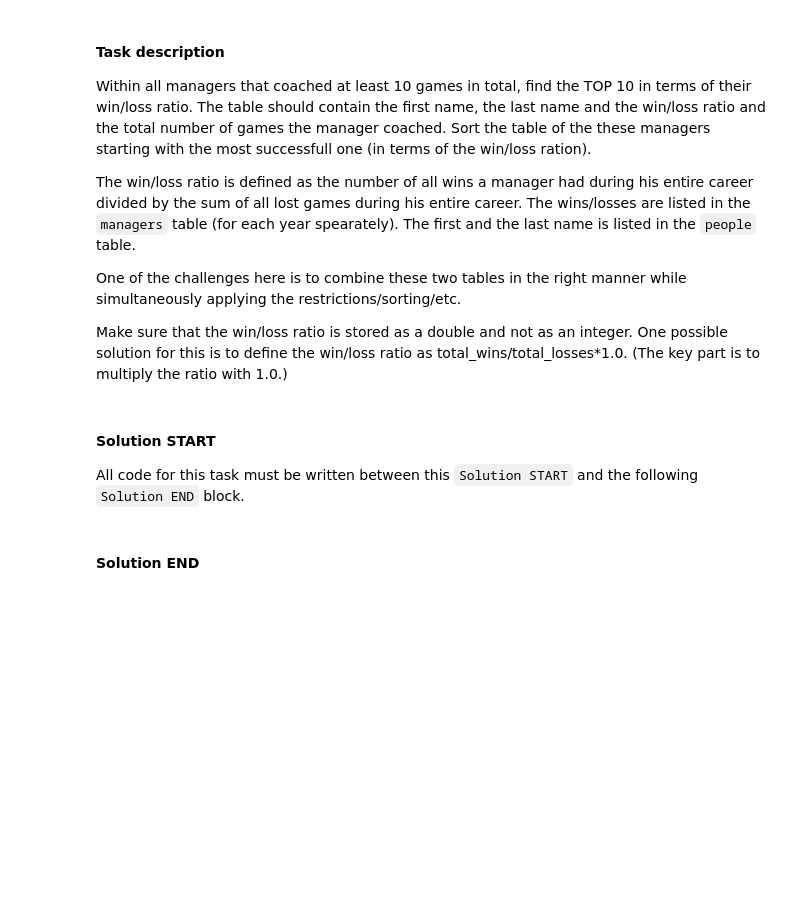
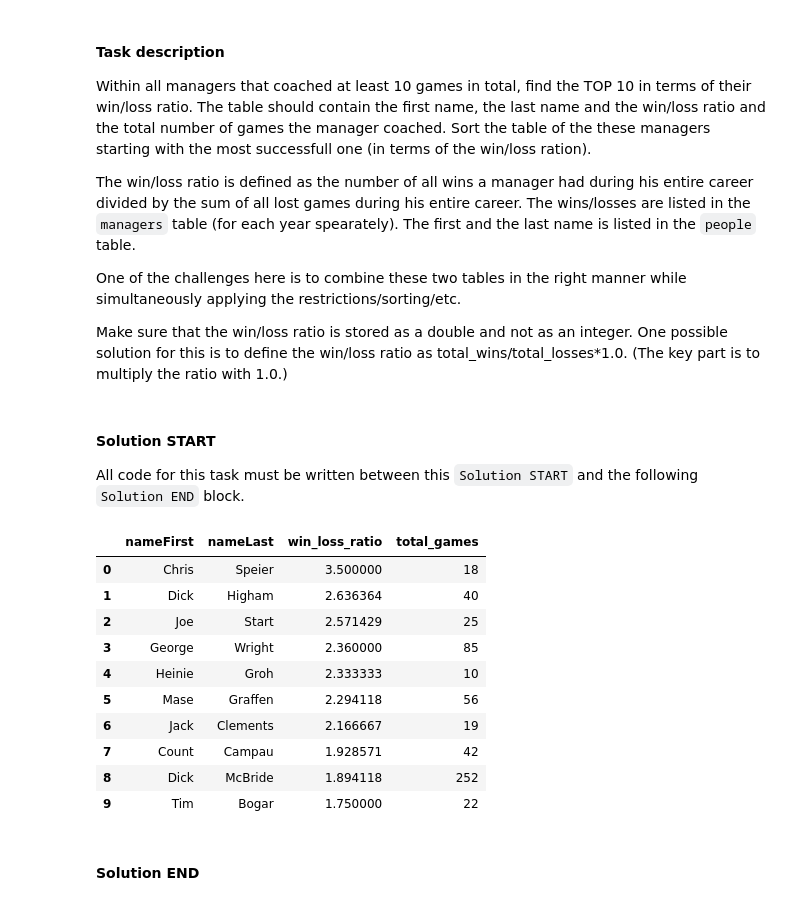
Before and after one commit to sluggysadi/STA141B, a Jupyter notebook: HW2_STA141B/H2_Fathima_Sadia_9025.ipynb, the cells around one changed output. Drawn from its saved outputs; the diff is of its cells as text; code cells hidden in the pictures; blank space fills up the shorter version.

```diff
--- a/HW2_STA141B/H2_Fathima_Sadia_9025.ipynb
+++ b/HW2_STA141B/H2_Fathima_Sadia_9025.ipynb
@@ -207,6 +380,35 @@ Make sure that the win/loss ratio is stored as a double and not as an integer. O
 #### Solution START
 
 All code for this task must be written between this `Solution START` and the following `Solution END` block.
+# %%
+top10_mgr = pd.read_sql("""
+    SELECT
+        p.nameFirst,
+        p.nameLast,
+        (SUM(m.W) * 1.0 / SUM(m.L)) AS win_loss_ratio,
+        SUM(m.G) AS total_games
+    FROM Managers m
+    JOIN People p
+        ON m.playerID = p.playerID
+    GROUP BY m.playerID
+    HAVING SUM(m.G) >= 10
+    ORDER BY win_loss_ratio DESC
+    LIMIT 10
+""", db)
+
+top10_mgr
+# %% [output]
+|  | nameFirst | nameLast | win_loss_ratio | total_games |
+| 0 | Chris | Speier | 3.500000 | 18 |
+| 1 | Dick | Higham | 2.636364 | 40 |
+| 2 | Joe | Start | 2.571429 | 25 |
+| 3 | George | Wright | 2.360000 | 85 |
+| 4 | Heinie | Groh | 2.333333 | 10 |
+| 5 | Mase | Graffen | 2.294118 | 56 |
+| 6 | Jack | Clements | 2.166667 | 19 |
+| 7 | Count | Campau | 1.928571 | 42 |
+| 8 | Dick | McBride | 1.894118 | 252 |
+| 9 | Tim | Bogar | 1.750000 | 22 |
 # %% [markdown]
 #### Solution END
 # %% [markdown]
```
Also changed, not shown: parts of 23 cells of this notebook.
